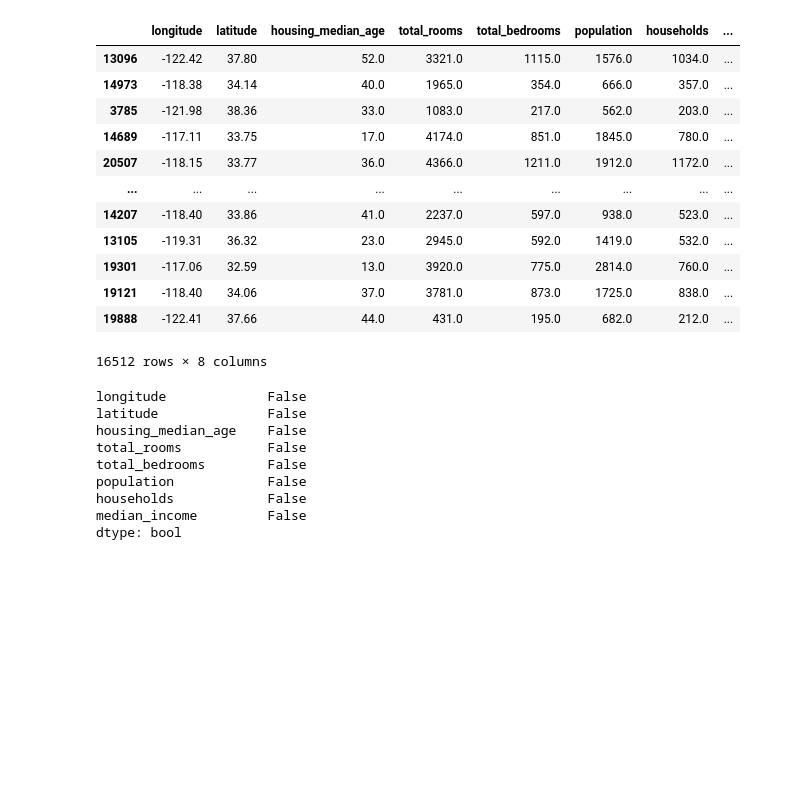
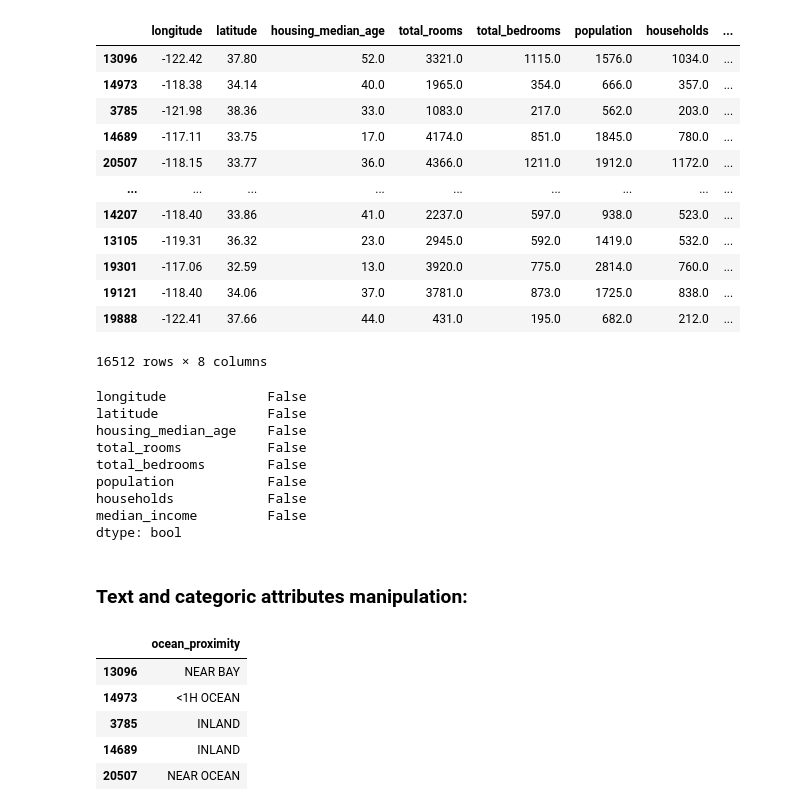
Before and after one commit to Danihmn/Hands-on-Machine-Learning-with-Scikit-Learn-Keras-and-TensowFlow-studies, a Jupyter notebook: chapter_2/end_to_end_ml_project/pipeline.ipynb, the cells around one changed output. Cells and saved outputs as stored; diff of their text form; code cells hidden in the pictures; blank space fills up the shorter version.

Commit message:
Added non-numeric data manipulation

```diff
--- a/chapter_2/end_to_end_ml_project/pipeline.ipynb
+++ b/chapter_2/end_to_end_ml_project/pipeline.ipynb
@@ -417,3 +418,16 @@ population            False
 households            False
 median_income         False
 dtype: bool
+# %% [markdown]
+### Text and categoric attributes manipulation:
+# %%
+housing_cat = housing[["ocean_proximity"]] # Of non-numeric, we have only the column 'ocean_proximity' in the dataset
+# %%
+housing_cat.head()
+# %% [output]
+|  | ocean_proximity |
+| 13096 | NEAR BAY |
+| 14973 | <1H OCEAN |
+| 3785 | INLAND |
+| 14689 | INLAND |
+| 20507 | NEAR OCEAN |
```
Also changed, not shown: parts of 18 cells of this notebook.
